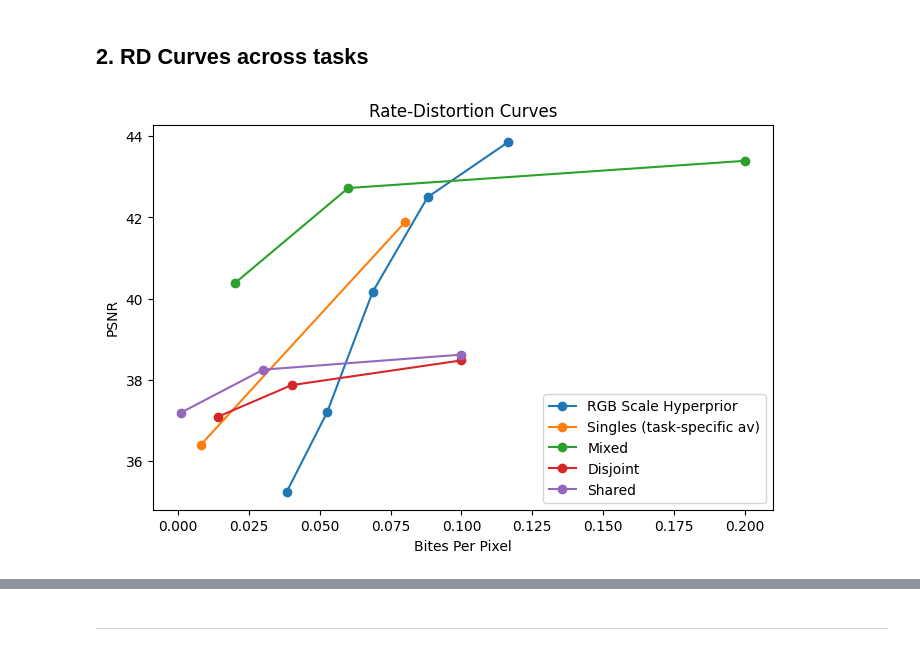
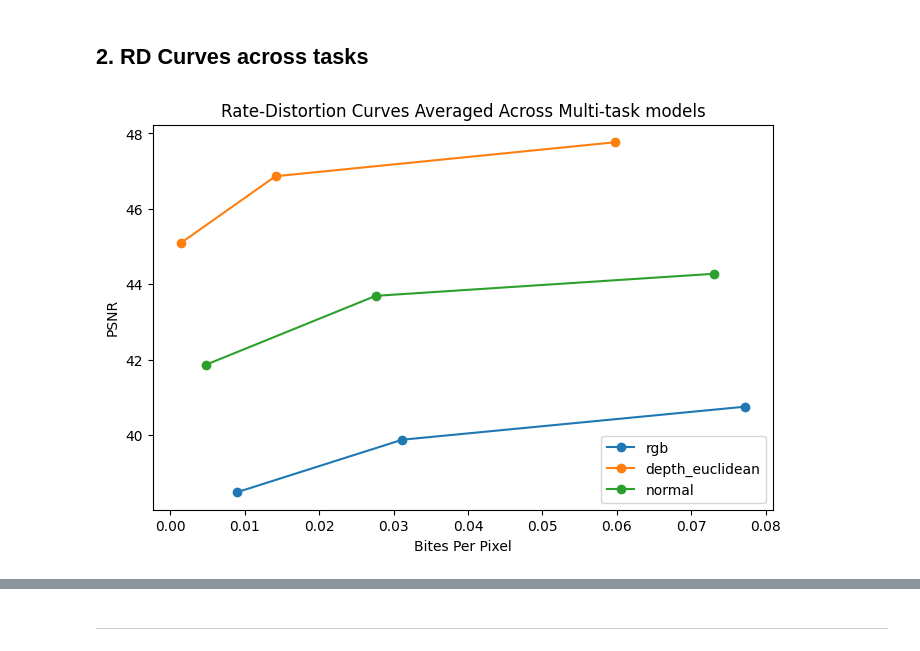
Before and after one commit to narekvslife/multi-modal-neural-compression, a Jupyter notebook: src/plots.ipynb, the cells around one changed output, grey strips where cells are left out. Cells and saved outputs as stored; diff of their text form; code cells hidden in the pictures.

```diff
--- a/src/plots.ipynb
+++ b/src/plots.ipynb
@@ -258,2 +249,10 @@ pretr_ans, (pretr_bpps, pretr_mse) = mse_across_tasks(batch, model="pretr")
 # %% [markdown]
 ## 1. Multi-Task All Model Comparison
+# %%
+df = pd.read_csv("../results_2023-06-26T14_13_57.csv")
+
+# Filter out some values
+df = df[df["tasks"] == "[\"rgb\",\"depth_euclidean\",\"normal\"]"]
+df.drop(labels=["Name", "trainer/global_step", "epoch", "Runtime", "State"], axis=1, inplace=True)
+df = df.sort_values(by=["architecture_type", "lmbda"])
+df
@@ -286,28 +294,21 @@ plot_rate_distortion_curves(model_values)
 # %% [markdown]
 ## 2. RD Curves across tasks
-# %%
-# {name: (bpps, dists),
-#         ...
-# }
-
-model_values = {
-                "RGB Scale Hyperprior":       (pretr_ans["rgb"][0], pretr_ans["rgb"][1]),
-
-                "Singles (task-specific av)":    ([0.08, 0.008],
-                                                  np.array([4.25, 15]) / 256 / 256),
-
-                "Mixed":                      ([0.2, 0.06, 0.02],
-                                               np.array([3, 3.5, 6]) / 256 / 256),  # ???__3__???
-
-                "Disjoint":                 ([0.1, 0.04, 0.014],
-                                               np.array([9.3, 10.7, 12.8]) / 256 / 256),  # ???__3__???
-
-                "Shared":                   ([0.1, 0.03, 0.001],
-                                             np.array([9, 9.8, 12.5]) / 256 / 256),
-#                 "JPEG":                       (jpeg_ans["rgb"][0], jpeg_ans["rgb"][1]),
-
-               }
-
-plot_rate_distortion_curves(model_values)
-# %% [output]
-[figure, removed]
+# %%
+per_task_data_dictionary = {}
+
+for model, task_dict in per_model_data_dictionary.items():
+    if model in ("JPEG", "RGB Scale Hyperprior"):
+        continue
+
+    for task, values_dict in task_dict.items():
+
+        if task not in per_task_data_dictionary.keys():
+            per_task_data_dictionary[task] = {}
+
+        per_task_data_dictionary[task][model] = per_model_data_dictionary[model][task]
+
+plot_averaged_rate_distortion_curves(per_task_data_dictionary,
+                                     per_model=False,
+                                     plot_title="Rate-Distortion Curves Averaged Across Multi-task models")
+# %% [output]
+[figure, added]
```
Also changed, not shown: parts of 43 cells of this notebook, 1 other file.
